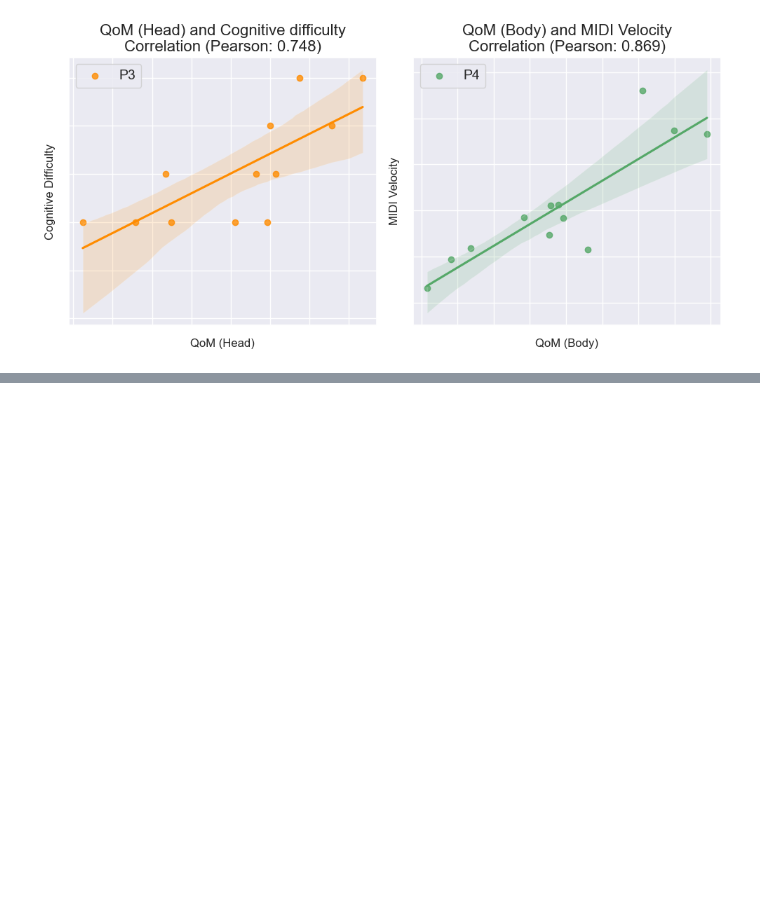
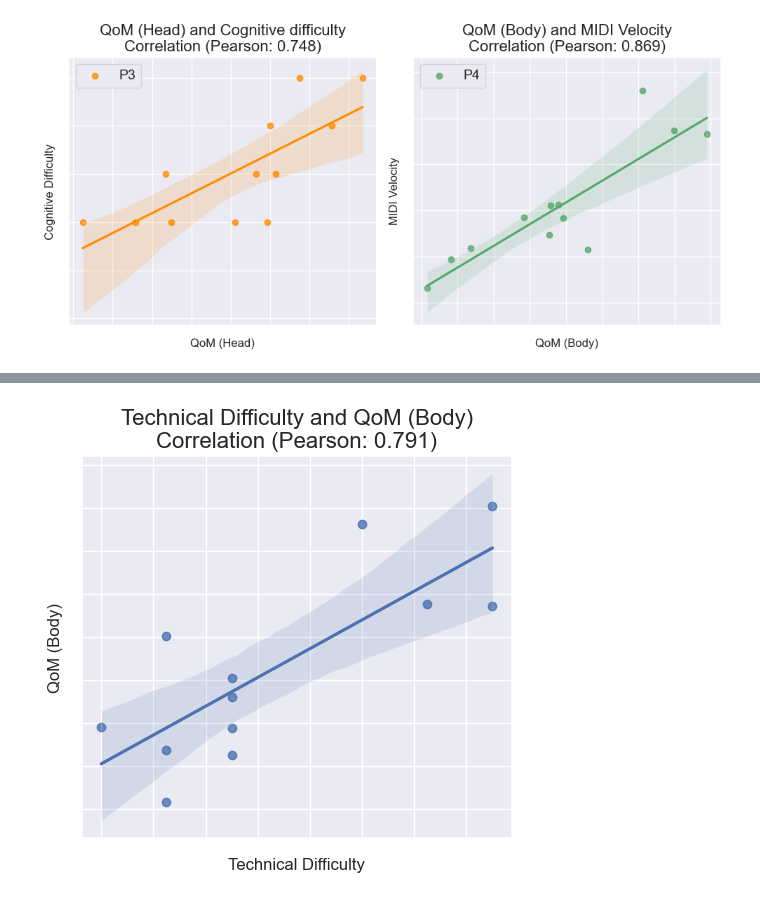
Before and after one commit to wnetzel/Pilot-Study, a Jupyter notebook: Notebooks/Correlation tests.ipynb, the cells around one changed output, grey strips where cells are left out. Saved outputs shown, nothing was run; the diff lists cells and outputs as text; code cells hidden in the pictures; blank space fills up the shorter version.

```diff
--- a/Notebooks/Correlation tests.ipynb
+++ b/Notebooks/Correlation tests.ipynb
@@ -322,0 +384,17 @@ plt.show()
+# %%
+fig, ax = plt.subplots(figsize=(5,5))
+
+sns.regplot(x='tech_diff', y='body', data = task_corr, label='P1-P4\n(mean)')
+
+plt.title('Technical Difficulty and QoM (Body)\nCorrelation (Pearson: 0.791)', fontsize=16)
+
+ax.set_ylabel('QoM (Body)')
+ax.set_yticklabels([])
+ax.set_xlabel('Technical Difficulty')
+ax.set_xticklabels([])
+
+fig.tight_layout()
+plt.savefig('./plots/corr_best_mean.pdf')
+plt.show()
+# %% [output]
+[figure, added]
```
Also changed, not shown: parts of 6 cells of this notebook, 4 other files.
